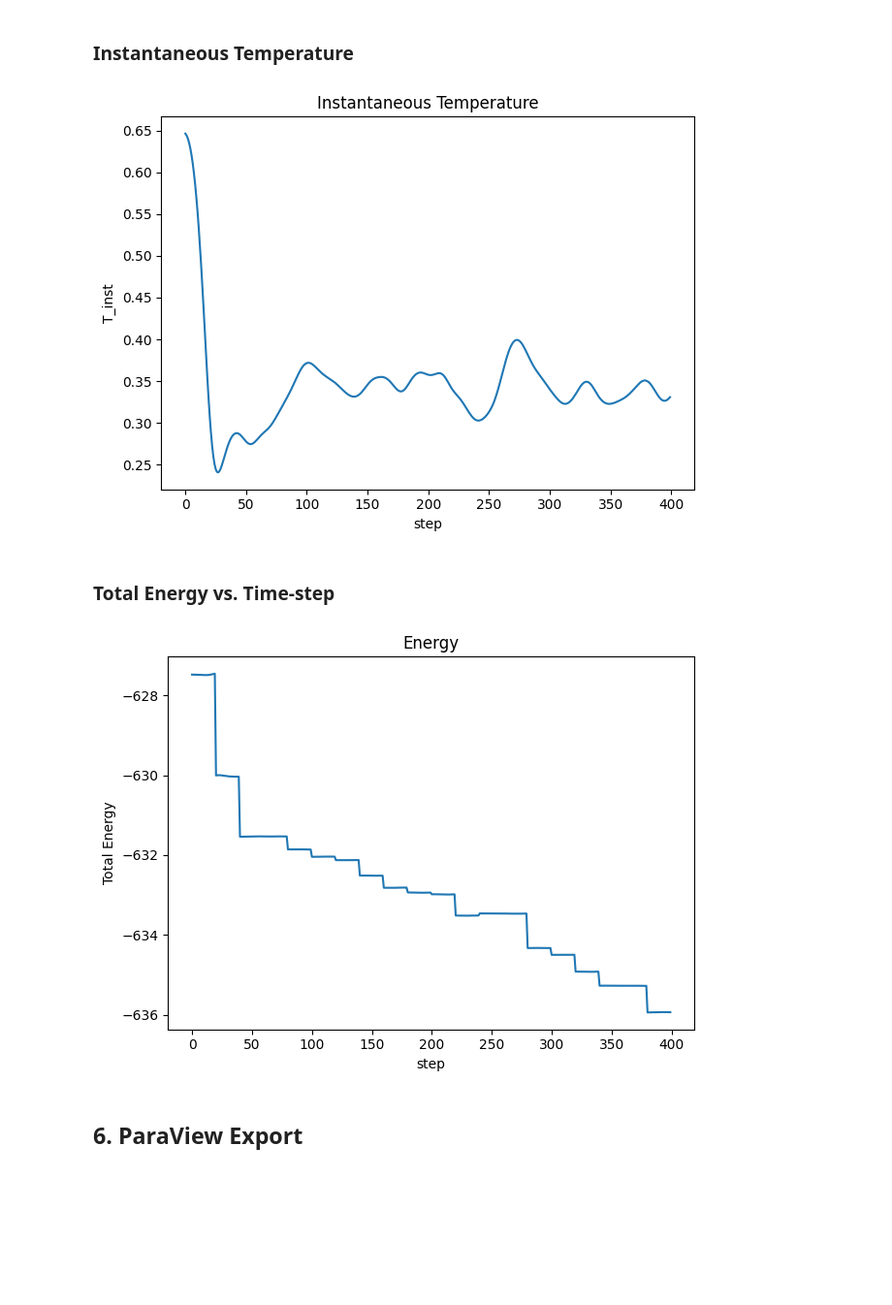
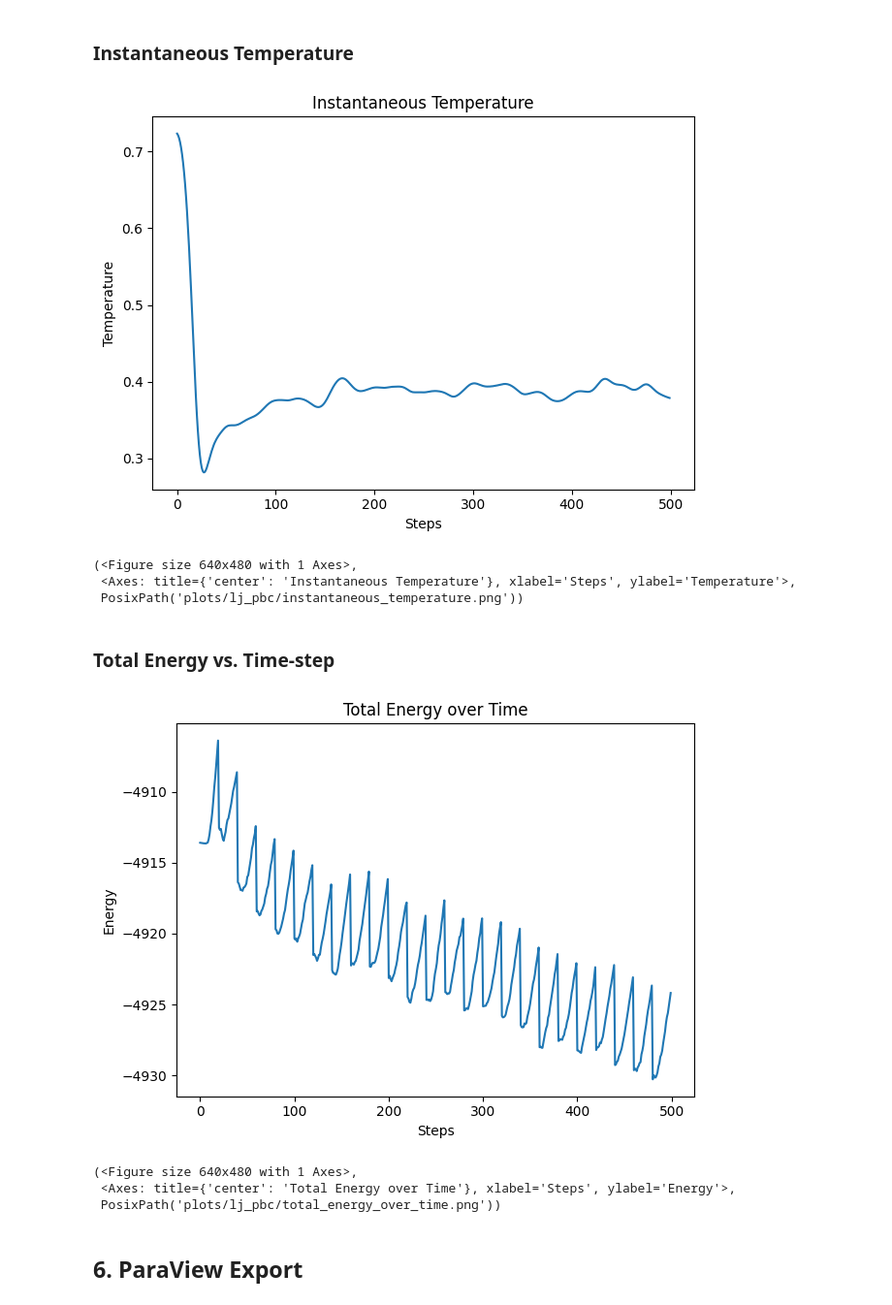
Before and after one commit to sebastian57/learning_mc_md, a Jupyter notebook: LJ_pbc.ipynb, the cells around one changed output. Shown at 97% size. Drawn from its saved outputs; the diff is of its cells as text; code cells hidden in the pictures; blank space fills up the shorter version.

```diff
--- a/LJ_pbc.ipynb
+++ b/LJ_pbc.ipynb
@@ -27,15 +28,13 @@ Internally it calls `pair_distances(...)` from `neighbor_list.py`.
 # %%
 sigma = 1.0
 eps = 1.0
-r_skin = 0.3 * sigma
+r_skin = 0.03 * sigma
 temperature = 0.72
 density = 0.844
 a = (4/density)**(1/3)
 fcc_lattice_constant = a
-fcc_repetitions = (3, 3, 3)
+fcc_repetitions = (6, 6, 6)
 max_neighbors = 64
-
-potential = get_potential("lennard_jones", eps=eps, sigma=sigma)
 # %% [markdown]
 ## 2. Initial Conditions
 # %%
@@ -49,7 +48,8 @@ atoms = bulk('Cu', 'fcc', a=fcc_lattice_constant, cubic=True).repeat(fcc_repetit
 r0 = jnp.array(atoms.get_positions(), dtype=jnp.float32)
 box = jnp.array(atoms.cell.lengths(), dtype=jnp.float32)
 N = len(atoms)
-r_cut = min(2.5 * sigma, 0.45 * float(jnp.min(box)))
+r_cut = 2.5 * sigma
+potential = get_potential("lennard_jones", eps=eps, sigma=sigma, r_cut=r_cut)
 v0 = MD.initialize_velocities(N, temperature=temperature, m=m, rng_key=key_v)
 a0 = jnp.zeros((N, 3))
 
@@ -86,7 +86,7 @@ sim = MD(
 )
 
 with Timer("MD run (progress mode)"):
-    traj = sim.run(n_steps=400, chunk_size=20, progress_backend="notebook")
+    traj = sim.run(n_steps=2000, chunk_size=20, progress_backend="notebook")
 
 print(f"positions trajectory : {traj['positions'].shape}")
 print(f"forces trajectory    : {traj['forces'].shape}")
@@ -145,32 +139,26 @@ plt.show()
 # %%
 T_inst = traj['temperature']
 
-plt.figure()
-plt.plot(T_inst)
-plt.xlabel('step')
-plt.ylabel('T_inst')
-plt.title('Instantaneous Temperature')
-plt.tight_layout()
-plt.show()
+plot_xy(None, T_inst, xlabel="Steps", ylabel="Temperature", title="Instantaneous Temperature", name="lj_pbc",save=True)
 # %% [output]
-[figure, old version]
+[figure, new version]
+(<Figure size 640x480 with 1 Axes>,
+ <Axes: title={'center': 'Instantaneous Temperature'}, xlabel='Steps', ylabel='Temperature'>,
+ PosixPath('plots/lj_pbc/instantaneous_temperature.png'))
 # %% [markdown]
 ### Total Energy vs. Time-step
 # %%
 ke = traj['kinetic_energy']
 pe = traj["potential_energy"]
 te = ke + pe
 
 
-plt.figure()
-plt.plot(te)
-plt.xlabel('step')
-plt.ylabel('Total Energy')
-plt.title('Energy')
-plt.tight_layout()
-plt.show()
+plot_xy(None, te, xlabel="Steps", ylabel="Energy", title="Total Energy over Time", name="lj_pbc",save=True)
 # %% [output]
-[figure, old version]
+[figure, new version]
+(<Figure size 640x480 with 1 Axes>,
+ <Axes: title={'center': 'Total Energy over Time'}, xlabel='Steps', ylabel='Energy'>,
+ PosixPath('plots/lj_pbc/total_energy_over_time.png'))
 # %% [markdown]
 ## 6. ParaView Export
 # %%
```
Also changed, not shown: parts of 7 cells of this notebook, 6 other files.
